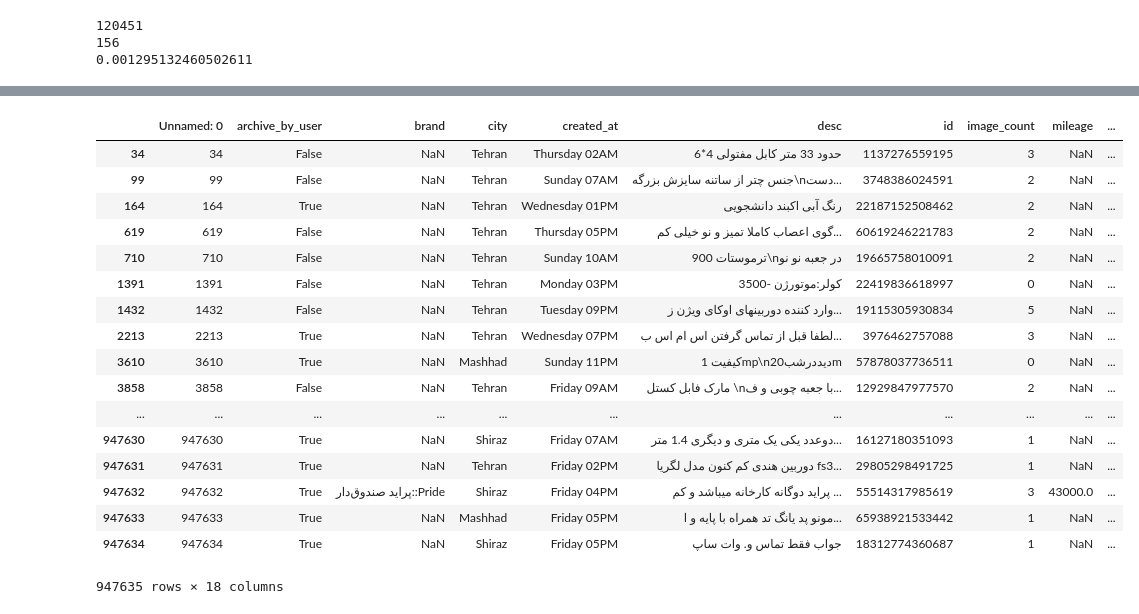
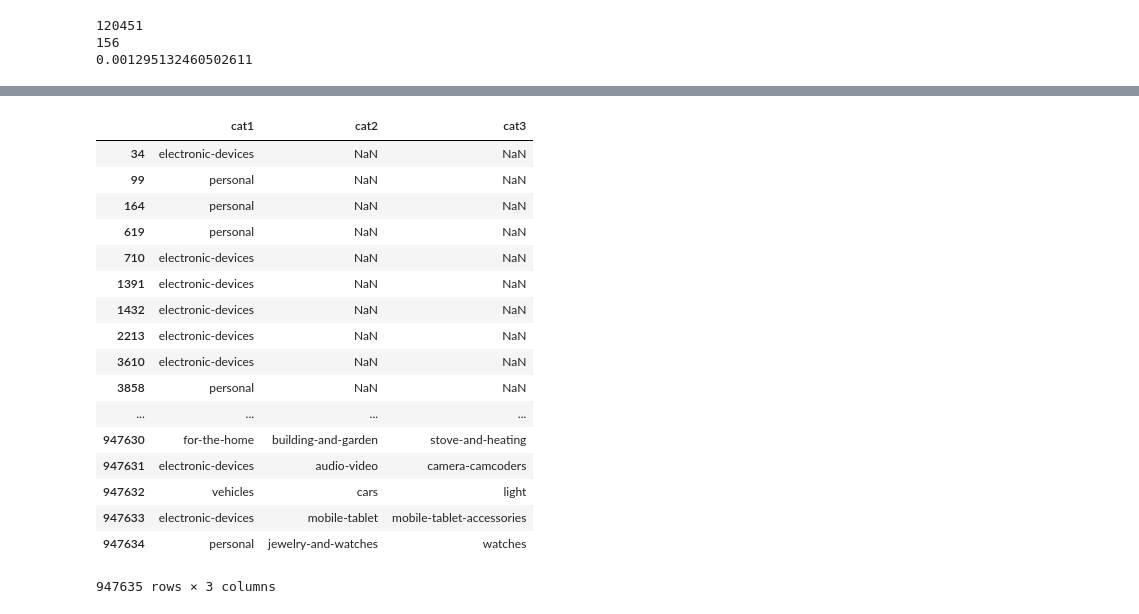
Before and after one commit to sun-group/alpha-sun, a Jupyter notebook: src/sobhan3.ipynb, the cells around one changed output, grey strips where cells are left out. Cells and saved outputs as stored; diff of their text form; code cells hidden in the pictures.

```diff
--- a/src/sobhan3.ipynb
+++ b/src/sobhan3.ipynb
@@ -205,0 +182,19 @@ data
+# %%
+data.drop("cat1", axis=1, inplace=True)
+data.drop("cat2", axis=1, inplace=True)
+data.drop("cat3", axis=1, inplace=True)
+data.drop("brand", axis=1, inplace=True)
+data.drop("city", axis=1, inplace=True)
+data.drop("created_at", axis=1, inplace=True)
+data.drop("desc", axis=1, inplace=True)
+data.drop("id", axis=1, inplace=True)
+data.drop("image_count", axis=1, inplace=True)
+data.drop("mileage", axis=1, inplace=True)
+data.drop("platform", axis=1, inplace=True)
+data.drop("price", axis=1, inplace=True)
+data.drop("title", axis=1, inplace=True)
+data.drop("type", axis=1, inplace=True)
+data.drop("year", axis=1, inplace=True)
+data.drop("Unnamed: 0", axis=1, inplace=True)
+data.drop("archive_by_user", axis=1, inplace=True)
+data
@@ -206,22 +219,23 @@ data
 # %%
 data['cat1'], data['cat2'], data['cat3'] = data['cat'].str.split(':', 2).str
+data.drop("cat", axis=1, inplace=True)
 data
 # %% [output]
-|  | Unnamed: 0 | archive_by_user | brand | city | created_at | desc | id | image_count | mileage | ... |
-| 34 | 34 | False | NaN | Tehran | Thursday 02AM | حدود 33 متر کابل مفتولی 4*6 | 1137276559195 | 3 | NaN | ... |
-| 99 | 99 | False | NaN | Tehran | Sunday 07AM | جنس چتر از ساتنه سایزش بزرگه\nدست... | 3748386024591 | 2 | NaN | ... |
-| 164 | 164 | True | NaN | Tehran | Wednesday 01PM | رنگ آبی اکبند دانشجویی | 22187152508462 | 2 | NaN | ... |
-| 619 | 619 | False | NaN | Tehran | Thursday 05PM | گوی اعصاب کاملا تمیز و نو خیلی کم... | 60619246221783 | 2 | NaN | ... |
-| 710 | 710 | False | NaN | Tehran | Sunday 10AM | ترموستات 900\nدر جعبه نو نو | 19665758010091 | 2 | NaN | ... |
-| 1391 | 1391 | False | NaN | Tehran | Monday 03PM | کولر:موتورژن -3500 | 22419836618997 | 0 | NaN | ... |
-| 1432 | 1432 | False | NaN | Tehran | Tuesday 09PM | وارد کننده دوربینهای اوکای ویژن ز... | 19115305930834 | 5 | NaN | ... |
-| 2213 | 2213 | True | NaN | Tehran | Wednesday 07PM | لطفا قبل از تماس گرفتن اس ام اس ب... | 3976462757088 | 3 | NaN | ... |
-| 3610 | 3610 | True | NaN | Mashhad | Sunday 11PM | کیفیت 1mp\nدیددرشب20m | 57878037736511 | 0 | NaN | ... |
-| 3858 | 3858 | False | NaN | Tehran | Friday 09AM | مارک فابل کستل \nبا جعبه چوبی و ف... | 12929847977570 | 2 | NaN | ... |
-| ... | ... | ... | ... | ... | ... | ... | ... | ... | ... | ... |
-| 947630 | 947630 | True | NaN | Shiraz | Friday 07AM | دوعدد یکی یک متری و دیگری 1.4 متر... | 16127180351093 | 1 | NaN | ... |
-| 947631 | 947631 | True | NaN | Tehran | Friday 02PM | دوربین هندی کم کنون مدل لگریا fs3... | 29805298491725 | 1 | NaN | ... |
-| 947632 | 947632 | True | پراید صندوق‌دار::Pride | Shiraz | Friday 04PM | پراید دوگانه کارخانه میباشد و کم ... | 55514317985619 | 3 | 43000.0 | ... |
-| 947633 | 947633 | True | NaN | Mashhad | Friday 05PM | مونو پد یانگ تد همراه با پایه و ا... | 65938921533442 | 1 | NaN | ... |
-| 947634 | 947634 | True | NaN | Shiraz | Friday 05PM | جواب فقط تماس و. وات ساپ | 18312774360687 | 1 | NaN | ... |
+|  | cat1 | cat2 | cat3 |
+| 34 | electronic-devices | NaN | NaN |
+| 99 | personal | NaN | NaN |
+| 164 | personal | NaN | NaN |
+| 619 | personal | NaN | NaN |
+| 710 | electronic-devices | NaN | NaN |
+| 1391 | electronic-devices | NaN | NaN |
+| 1432 | electronic-devices | NaN | NaN |
+| 2213 | electronic-devices | NaN | NaN |
+| 3610 | electronic-devices | NaN | NaN |
+| 3858 | personal | NaN | NaN |
+| ... | ... | ... | ... |
+| 947630 | for-the-home | building-and-garden | stove-and-heating |
+| 947631 | electronic-devices | audio-video | camera-camcoders |
+| 947632 | vehicles | cars | light |
+| 947633 | electronic-devices | mobile-tablet | mobile-tablet-accessories |
+| 947634 | personal | jewelry-and-watches | watches |
-947635 rows × 18 columns
+947635 rows × 3 columns
```
Also changed, not shown: parts of 4 cells of this notebook, 1 other file.
